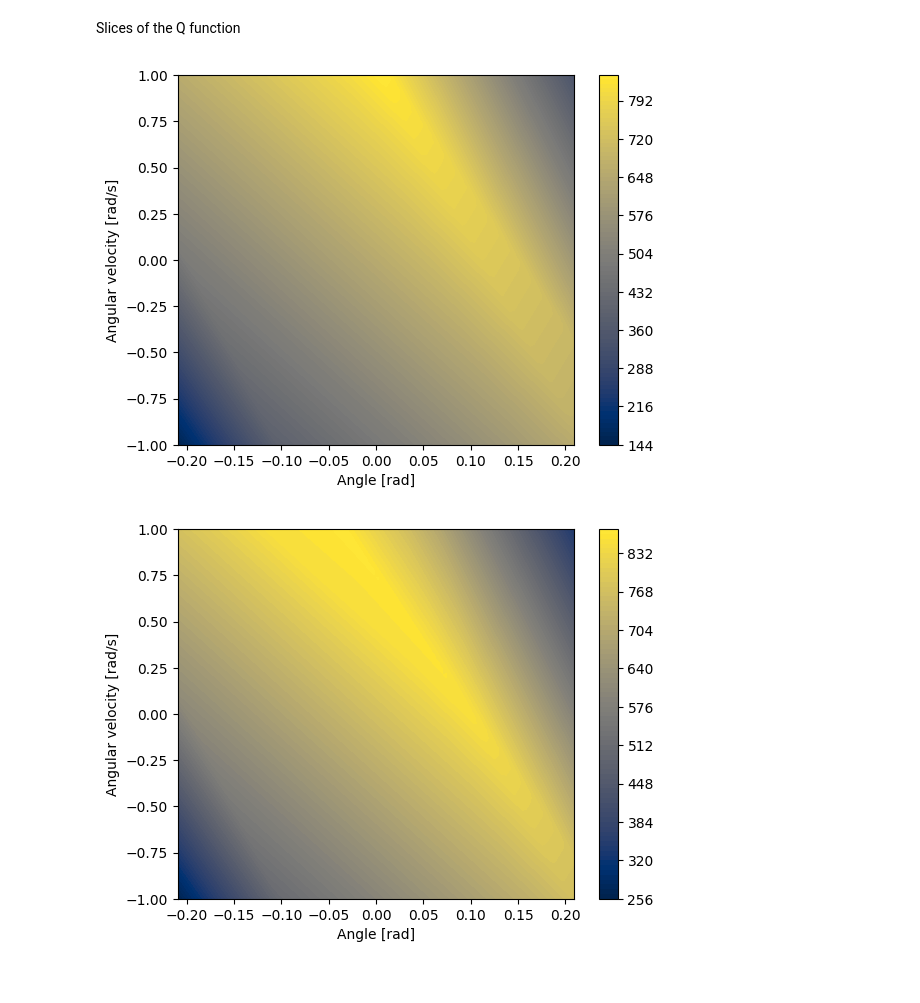
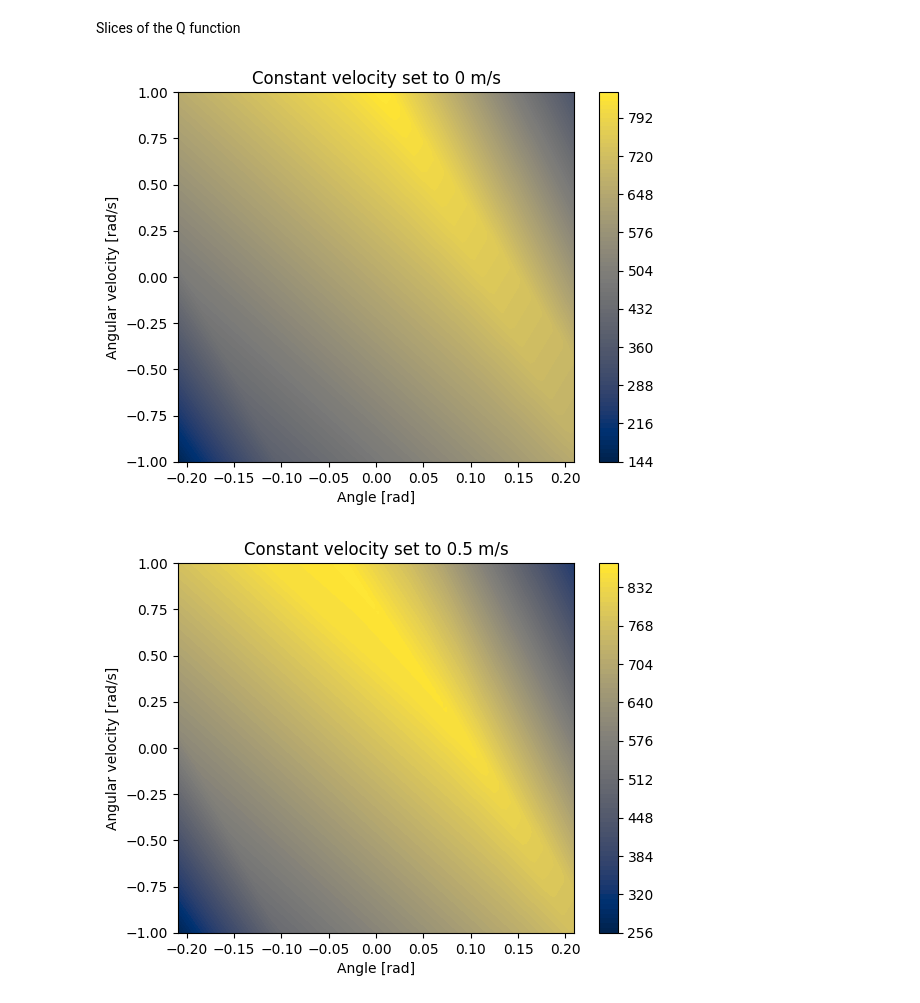
Before and after one commit to mitsides06/DQN-Hyperparameter-Tuning, a Jupyter notebook: coursework2.ipynb, the cells around one changed output. Drawn from its saved outputs; the diff is of its cells as text; code cells hidden in the pictures.

```diff
--- a/coursework2.ipynb
+++ b/coursework2.ipynb
@@ -1497,19 +1499,20 @@ def plot_slices(policy_net, velocity, q, coord_left=None, coord_right=None):
     if q:
         contour = plt.contourf(angles, omegas, greedy_q_array.T, cmap='cividis', levels=100)
         plt.colorbar(contour)
-
+        plt.title(f"Constant velocity set to {velocity} m/s")
     else:
         plt.contourf(angles, omegas, policy_array.T, cmap='cividis')
+        #plt.colorbar(contour)
         plt.text(coord_left, 0.5,"Left force", fontsize=12, fontweight='bold',transform=plt.gca().transAxes, va='top', ha='right', color="gray")
         plt.text(coord_right, 0.5,"Right force", fontsize=12, fontweight='bold',transform=plt.gca().transAxes, va='top', ha='right', color="gray")
-        #plt.title(f"Constant velocity set to {velocity}m/s")
+        plt.title(f"Fixed cart velocity set to {velocity} m/s")
 
     plt.xlabel("Angle [rad]")
     plt.ylabel("Angular velocity [rad/s]")
     #if q:
-        #plt.savefig(f"Q_value_{velocity}.png", dpi=600)
+     #   plt.savefig(f"Q_value_{velocity}.png", dpi=600)
     #else:
-        #plt.savefig(f"policy_{velocity}.png", dpi=600)
+     #   plt.savefig(f"policy_{velocity}.png", dpi=600)
 
     plt.show()
 # %% [markdown]
@@ -1531,10 +1534,10 @@ for idx, velocity in enumerate(velocities):
 # %% [markdown]
 Slices of the Q function
 # %%
-velocities = [0, 0.5, 1, 2]
+velocities = [0, 0.5, 1.0, 2.0]
 
 for velocity in velocities:
     plot_slices(policy_net=policy_net, velocity=velocity, q=True)
 # %% [output]
-[figure, old version]
+[figure, new version]
-[figure, old version]
+[figure, new version]
```
Also changed, not shown: parts of 3 cells of this notebook.
